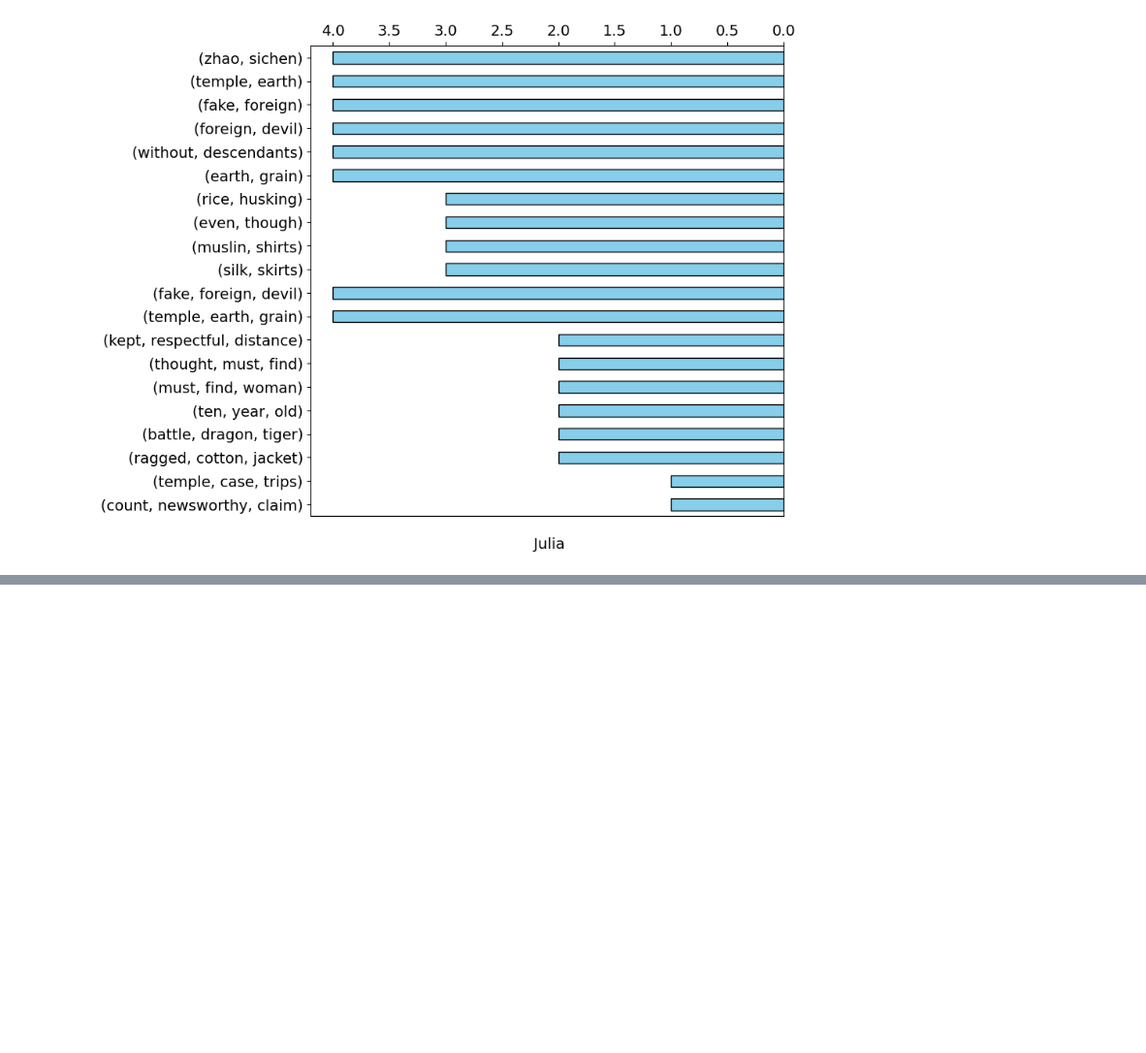
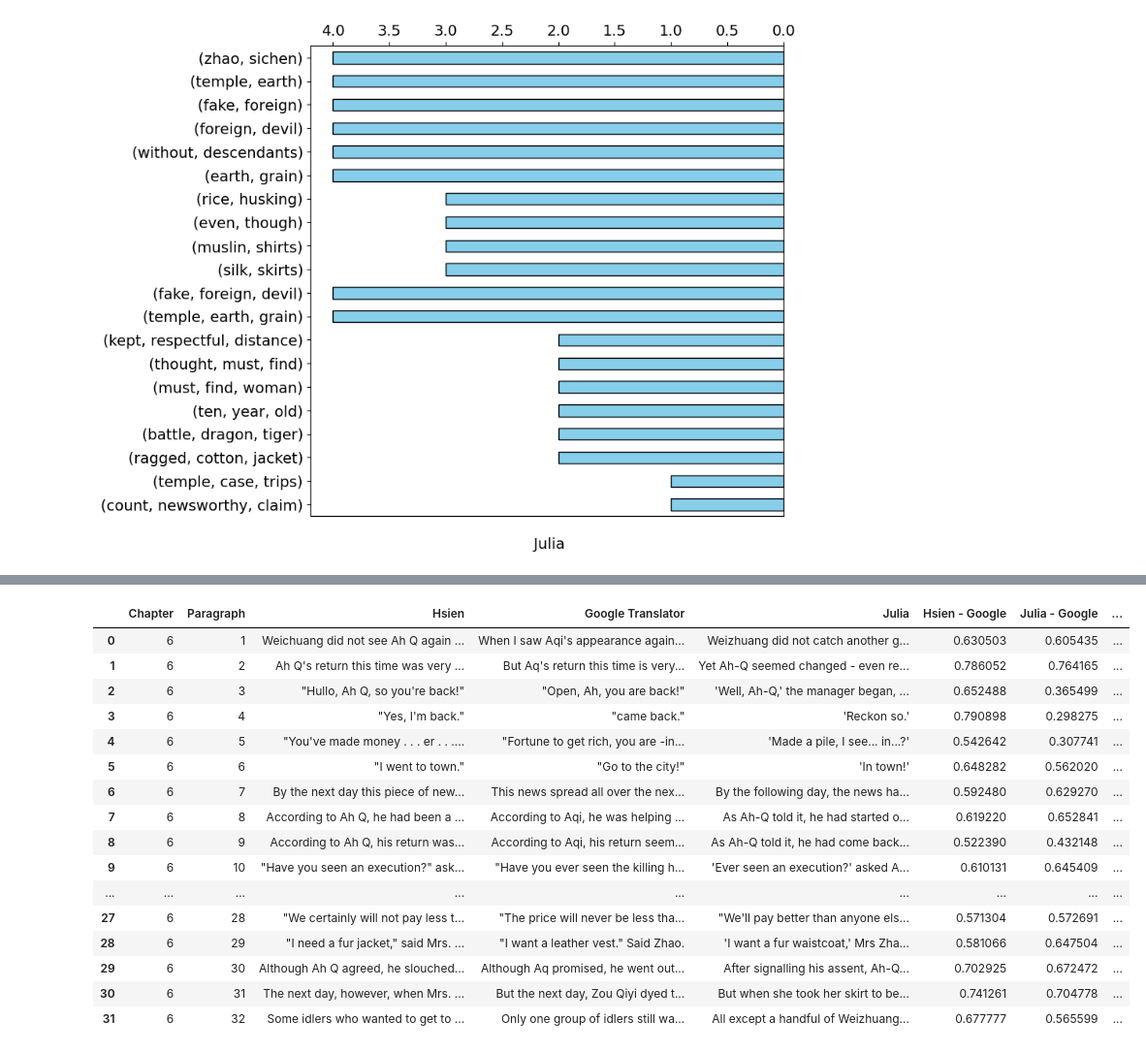
Before and after one commit to sydney-machine-learning/translationanalysis-Mandarin, a Jupyter notebook: jupyter_notebook/semantic_analysis.ipynb, the cells around one changed output, grey strips where cells are left out. Shown at 97% size. Drawn from its saved outputs; the diff is of its cells as text; code cells hidden in the pictures; blank space fills up the shorter version.

```diff
--- a/jupyter_notebook/semantic_analysis.ipynb
+++ b/jupyter_notebook/semantic_analysis.ipynb
@@ -404,0 +529,62 @@ for i in range(0, len(sentences)):
+# %%
+#chapter 6
+sentence_julia_6 = df_julia_6['English_Verse'].tolist()
+sentence_google_6 = df_google_6['English_Verse'].tolist()
+sentence_hsien_6 = df_hsien_6['English_Verse'].tolist()
+
+embed_hsien_6 = model.encode(sentence_hsien_6, convert_to_tensor=True)
+embed_google_6 = model.encode(sentence_google_6, convert_to_tensor=True)
+embed_julia_6 = model.encode(sentence_julia_6, convert_to_tensor=True)
+
+
+hsien_google_cs_6 = []
+google_julia_cs_6 = []
+hsien_julia_cs_6 = []
+
+for emb_hsien, emb_google, emb_julia in zip(embed_hsien_6, embed_google_6, embed_julia_6):
+    hsien_google = cosine_similarity([emb_hsien.cpu().numpy()], [emb_google.cpu().numpy()])[0][0]
+    google_julia = cosine_similarity([emb_google.cpu().numpy()], [emb_julia.cpu().numpy()])[0][0]
+    hsien_julia = cosine_similarity([emb_hsien.cpu().numpy()], [emb_julia.cpu().numpy()])[0][0]
+
+    hsien_google_cs_6.append(hsien_google)
+    google_julia_cs_6.append(google_julia)
+    hsien_julia_cs_6.append(hsien_julia)
+
+
+Paragraph = 0
+for i in range(0,32):
+    Chapter = 6
+    Paragraph += 1
+    Hsien_text = sentence_hsien_6[i]
+    Google_text = sentence_google_6[i]
+    Julia_text = sentence_julia_6[i]
+
+    new_row = pd.DataFrame({'Chapter': [Chapter],
+                            'Paragraph': [Paragraph],
+                            'Hsien': [Hsien_text],
+                            'Google Translator': [Google_text],
+                            'Julia': [Julia_text],
+                            'Hsien - Google': [hsien_google_cs_6[i]],
+                            'Julia - Google': [google_julia_cs_6[i]],
+                            'Hsien - Julia' : [hsien_julia_cs_6[i]]})
+    df_chapter6 = pd.concat([df_chapter6, new_row], ignore_index=True)
+
+df_chapter6
+# %% [output]
+|  | Chapter | Paragraph | Hsien | Google Translator | Julia | Hsien - Google | Julia - Google | ... |
+| 0 | 6 | 1 | Weichuang did not see Ah Q again ... | When I saw Aqi's appearance again... | Weizhuang did not catch another g... | 0.630503 | 0.605435 | ... |
+| 1 | 6 | 2 | Ah Q's return this time was very ... | But Aq's return this time is very... | Yet Ah-Q seemed changed - even re... | 0.786052 | 0.764165 | ... |
+| 2 | 6 | 3 | "Hullo, Ah Q, so you're back!" | "Open, Ah, you are back!" | 'Well, Ah-Q,' the manager began, ... | 0.652488 | 0.365499 | ... |
+| 3 | 6 | 4 | "Yes, I'm back." | "came back." | 'Reckon so.' | 0.790898 | 0.298275 | ... |
+| 4 | 6 | 5 | "You've made money . . . er . . .... | "Fortune to get rich, you are -in... | 'Made a pile, I see... in...?' | 0.542642 | 0.307741 | ... |
+| 5 | 6 | 6 | "I went to town." | "Go to the city!" | 'In town!' | 0.648282 | 0.562020 | ... |
+| 6 | 6 | 7 | By the next day this piece of new... | This news spread all over the nex... | By the following day, the news ha... | 0.592480 | 0.629270 | ... |
+| 7 | 6 | 8 | According to Ah Q, he had been a ... | According to Aqi, he was helping ... | As Ah-Q told it, he had started o... | 0.619220 | 0.652841 | ... |
+| 8 | 6 | 9 | According to Ah Q, his return was... | According to Aqi, his return seem... | As Ah-Q told it, he had come back... | 0.522390 | 0.432148 | ... |
+| 9 | 6 | 10 | "Have you seen an execution?" ask... | "Have you ever seen the killing h... | 'Ever seen an execution?' asked A... | 0.610131 | 0.645409 | ... |
+| ... | ... | ... | ... | ... | ... | ... | ... | ... |
+| 27 | 6 | 28 | "We certainly will not pay less t... | "The price will never be less tha... | "We'll pay better than anyone els... | 0.571304 | 0.572691 | ... |
+| 28 | 6 | 29 | "I need a fur jacket," said Mrs. ... | "I want a leather vest." Said Zhao. | 'I want a fur waistcoat,' Mrs Zha... | 0.581066 | 0.647504 | ... |
+| 29 | 6 | 30 | Although Ah Q agreed, he slouched... | Although Aq promised, he went out... | After signalling his assent, Ah-Q... | 0.702925 | 0.672472 | ... |
+| 30 | 6 | 31 | The next day, however, when Mrs. ... | But the next day, Zou Qiyi dyed t... | But when she took her skirt to be... | 0.741261 | 0.704778 | ... |
+| 31 | 6 | 32 | Some idlers who wanted to get to ... | Only one group of idlers still wa... | All except a handful of Weizhuang... | 0.677777 | 0.565599 | ... |
```
Also changed, not shown: parts of 12 cells of this notebook.
